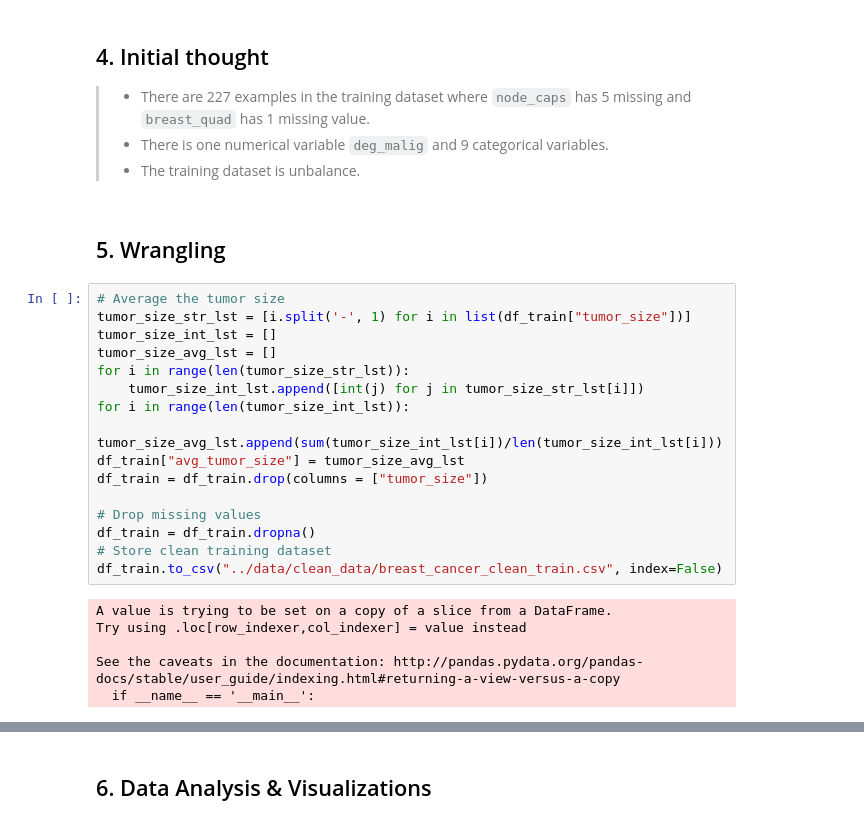
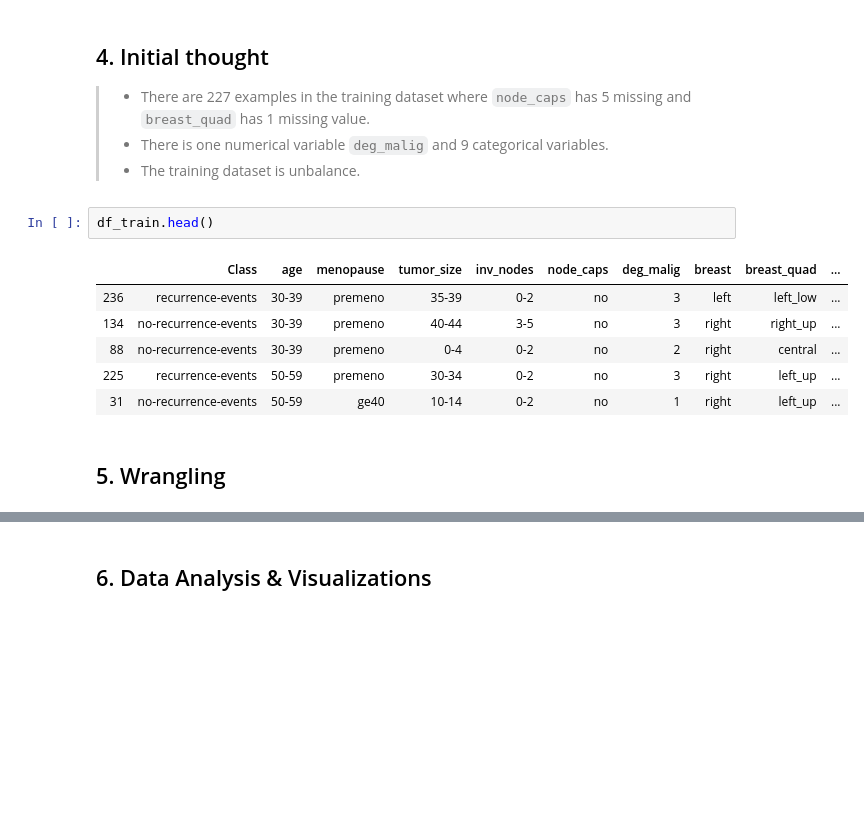
Before and after one commit to clsu22/DSCI522_Group_1, a Jupyter notebook: src/EDA.ipynb, the cells around one changed output, grey strips where cells are left out. Saved outputs shown, nothing was run; the diff lists cells and outputs as text; blank space fills up the shorter version.

```diff
--- a/src/EDA.ipynb
+++ b/src/EDA.ipynb
@@ -184,27 +184,14 @@ df_train.describe()
 > - There are 227 examples in the training dataset where `node_caps` has 5 missing and `breast_quad` has 1 missing value.
 > - There is one numerical variable `deg_malig` and 9 categorical variables.
 > - The training dataset is unbalance.
+# %%
+df_train.head()
+# %% [output]
+|  | Class | age | menopause | tumor_size | inv_nodes | node_caps | deg_malig | breast | breast_quad | ... |
+| 236 | recurrence-events | 30-39 | premeno | 35-39 | 0-2 | no | 3 | left | left_low | ... |
+| 134 | no-recurrence-events | 30-39 | premeno | 40-44 | 3-5 | no | 3 | right | right_up | ... |
+| 88 | no-recurrence-events | 30-39 | premeno | 0-4 | 0-2 | no | 2 | right | central | ... |
+| 225 | recurrence-events | 50-59 | premeno | 30-34 | 0-2 | no | 3 | right | left_up | ... |
+| 31 | no-recurrence-events | 50-59 | ge40 | 10-14 | 0-2 | no | 1 | right | left_up | ... |
 # %% [markdown]
 ## 5. Wrangling
-# %%
-# Average the tumor size
-tumor_size_str_lst = [i.split('-', 1) for i in list(df_train["tumor_size"])]
-tumor_size_int_lst = []
-tumor_size_avg_lst = []
-for i in range(len(tumor_size_str_lst)):
-    tumor_size_int_lst.append([int(j) for j in tumor_size_str_lst[i]])
-for i in range(len(tumor_size_int_lst)):
-    tumor_size_avg_lst.append(sum(tumor_size_int_lst[i])/len(tumor_size_int_lst[i]))
-df_train["avg_tumor_size"] = tumor_size_avg_lst
-df_train = df_train.drop(columns = ["tumor_size"])
-
-# Drop missing values
-df_train = df_train.dropna()
-# Store clean training dataset
-df_train.to_csv("../data/clean_data/breast_cancer_clean_train.csv", index=False)
-# %% [output]
-A value is trying to be set on a copy of a slice from a DataFrame.
-Try using .loc[row_indexer,col_indexer] = value instead
-
-See the caveats in the documentation: http://pandas.pydata.org/pandas-docs/stable/user_guide/indexing.html#returning-a-view-versus-a-copy
-  if __name__ == '__main__':
```
Also changed, not shown: parts of 9 cells of this notebook.
